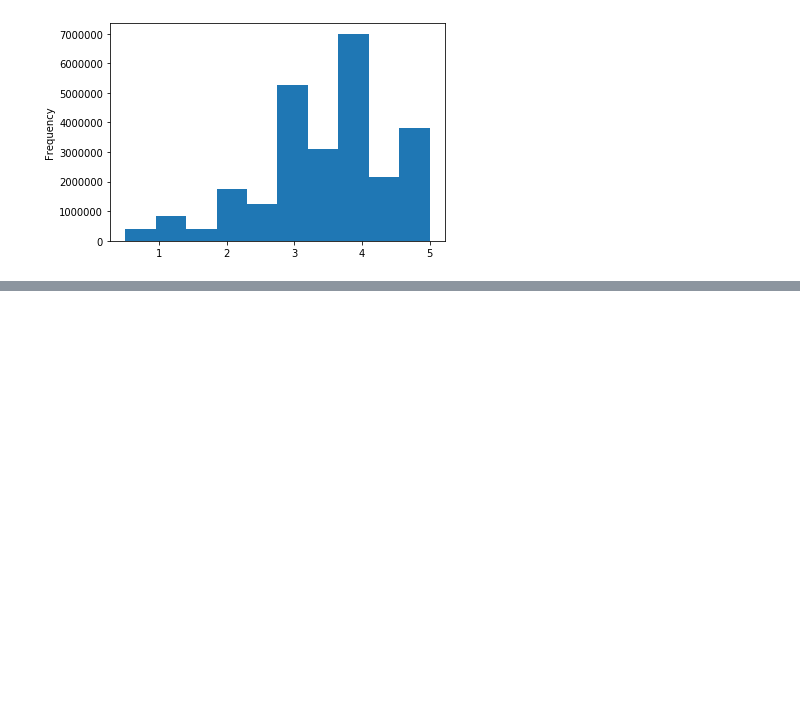
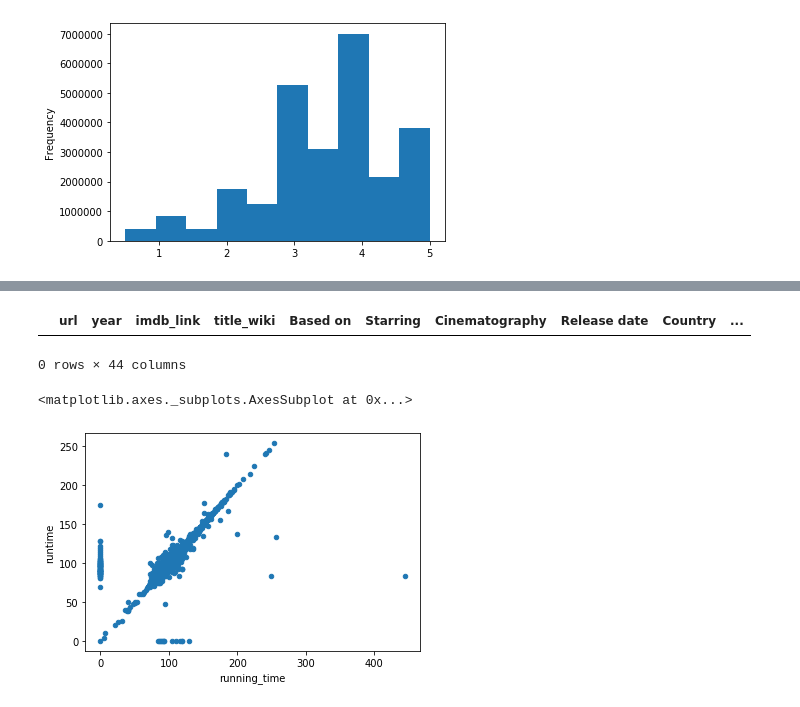
Before and after one commit to alysonrussell/Movies-ETL, a Jupyter notebook: Movies_Extract.ipynb, the cells around one changed output, grey strips where cells are left out. Saved outputs shown, nothing was run; the diff lists cells and outputs as text; code cells hidden in the pictures; blank space fills up the shorter version.

```diff
--- a/Movies_Extract.ipynb
+++ b/Movies_Extract.ipynb
@@ -745,3 +745,7 @@ min      5.000000e-01
 max      5.000000e+00
 Name: rating, dtype: float64
 [figure]
+# %%
+# Merge the datasets into a new df.
+# Use the suffixes parameter to identify which table each column came from.
+movies_df = pd.merge(wiki_movies_df, kaggle_metadata, on='imdb_id', suffixes=['_wiki','_kaggle'])
@@ -747,0 +818,14 @@ Name: rating, dtype: float64
+# %%
+# Kaggle data looks more consistent.
+# Confirm there are not any missing titles in the Kaggle data.
+movies_df[(movies_df['title_kaggle'] == '') | (movies_df['title_kaggle'].isnull())]
+# %% [output]
+|  | url | year | imdb_link | title_wiki | Based on | Starring | Cinematography | Release date | Country | ... |
+0 rows × 44 columns
+# %%
+# Take a look at the running time columns.
+# Since scatter plots don't show null values, fill in missing values with 0 and put on a scatter plot.
+movies_df.fillna(0).plot(x='running_time', y='runtime', kind='scatter')
+# %% [output]
+<matplotlib.axes._subplots.AxesSubplot at 0x...>
+[figure, added]
```
Also changed, not shown: parts of 25 cells of this notebook.
